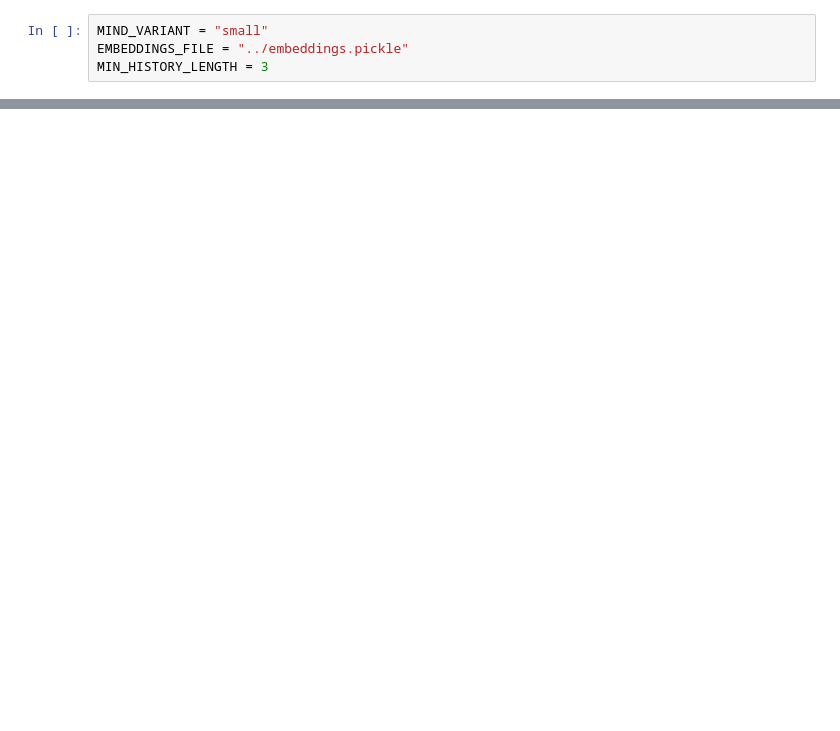
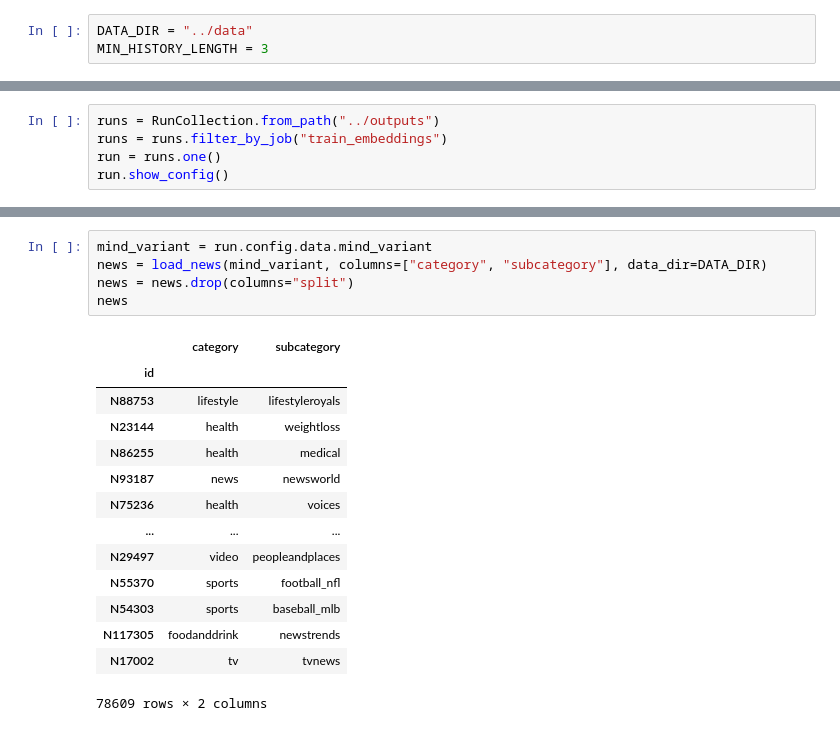
Before and after one commit to koengommers/news-recommendation, a Jupyter notebook: notebooks/GS.ipynb, the cells around one changed output, grey strips where cells are left out. Saved outputs shown, nothing was run; the diff lists cells and outputs as text; blank space fills up the shorter version.

```diff
--- a/notebooks/GS.ipynb
+++ b/notebooks/GS.ipynb
@@ -15,5 +14,4 @@ from utils.data import load_news, load_users
 from evaluation.metrics import gs_score
 # %%
-MIND_VARIANT = "small"
-EMBEDDINGS_FILE = "../embeddings.pickle"
+DATA_DIR = "../data"
 MIN_HISTORY_LENGTH = 3
@@ -67,0 +18,5 @@ Name: gs, dtype: float64
+# %%
+runs = RunCollection.from_path("../outputs")
+runs = runs.filter_by_job("train_embeddings")
+run = runs.one()
+run.show_config()
@@ -67,0 +72,20 @@ Name: gs, dtype: float64
+# %%
+mind_variant = run.config.data.mind_variant
+news = load_news(mind_variant, columns=["category", "subcategory"], data_dir=DATA_DIR)
+news = news.drop(columns="split")
+news
+# %% [output]
+|  | category | subcategory |
+| id |  |  |
+| N88753 | lifestyle | lifestyleroyals |
+| N23144 | health | weightloss |
+| N86255 | health | medical |
+| N93187 | news | newsworld |
+| N75236 | health | voices |
+| ... | ... | ... |
+| N29497 | video | peopleandplaces |
+| N55370 | sports | football_nfl |
+| N54303 | sports | baseball_mlb |
+| N117305 | foodanddrink | newstrends |
+| N17002 | tv | tvnews |
+78609 rows × 2 columns
```
Also changed, not shown: parts of 12 cells of this notebook.
